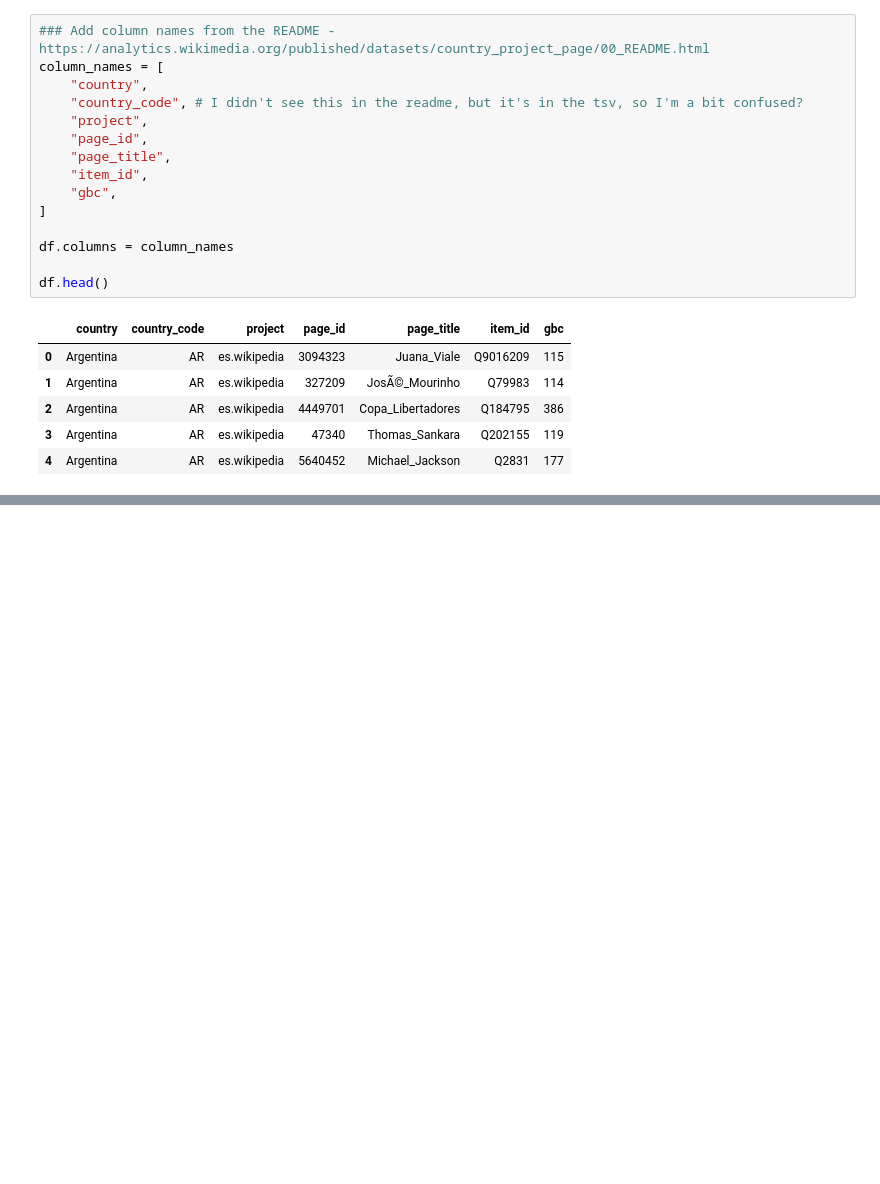
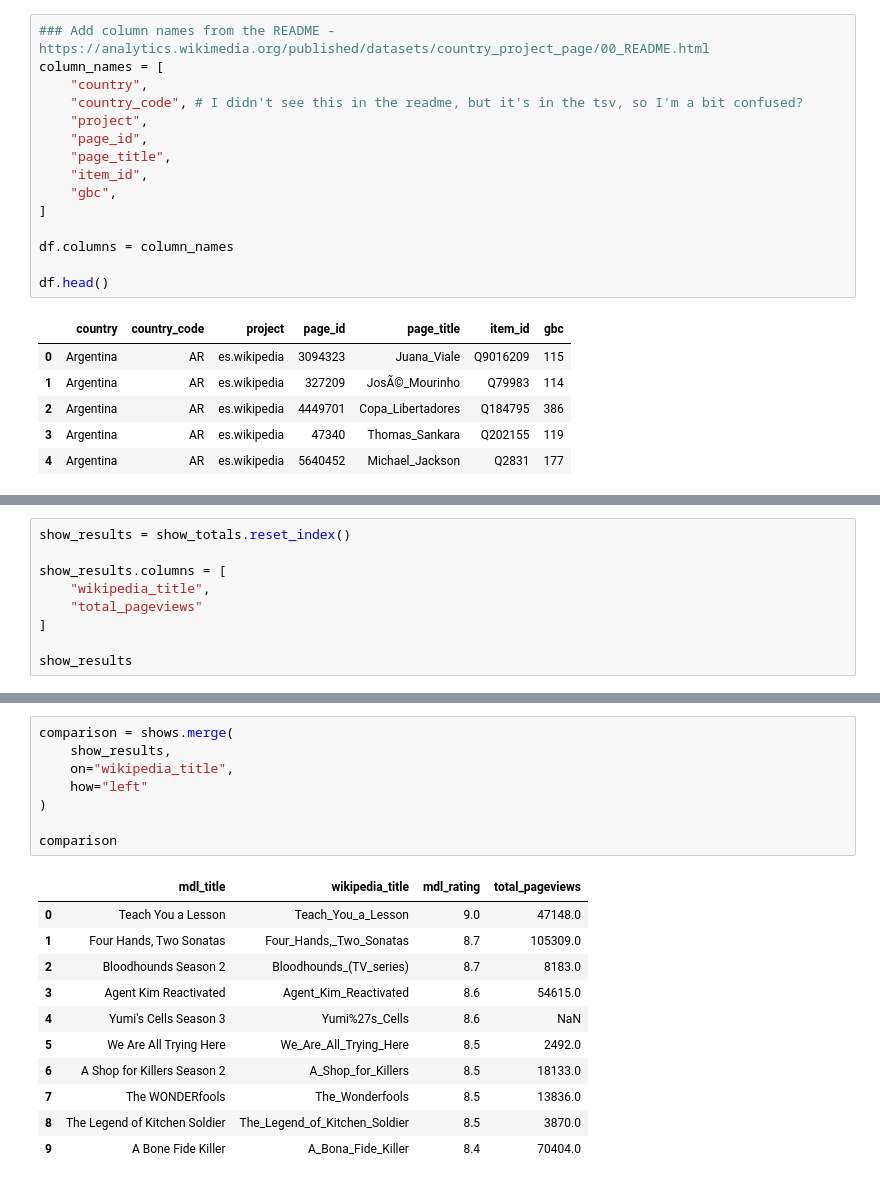
Before and after one commit to kailynlau/cs315-week5-tasks-lab, a Jupyter notebook: week5-wed-notebook.ipynb, the cells around one changed output, grey strips where cells are left out. Cells and saved outputs as stored; diff of their text form; blank space fills up the shorter version.

```diff
--- a/week5-wed-notebook.ipynb
+++ b/week5-wed-notebook.ipynb
@@ -366,0 +716,9 @@ df.head()
+# %%
+show_results = show_totals.reset_index()
+
+show_results.columns = [
+    "wikipedia_title",
+    "total_pageviews"
+]
+
+show_results
@@ -366,0 +736,20 @@ df.head()
+# %%
+comparison = shows.merge(
+    show_results,
+    on="wikipedia_title",
+    how="left"
+)
+
+comparison
+# %% [output]
+|  | mdl_title | wikipedia_title | mdl_rating | total_pageviews |
+| 0 | Teach You a Lesson | Teach_You_a_Lesson | 9.0 | 47148.0 |
+| 1 | Four Hands, Two Sonatas | Four_Hands,_Two_Sonatas | 8.7 | 105309.0 |
+| 2 | Bloodhounds Season 2 | Bloodhounds_(TV_series) | 8.7 | 8183.0 |
+| 3 | Agent Kim Reactivated | Agent_Kim_Reactivated | 8.6 | 54615.0 |
+| 4 | Yumi's Cells Season 3 | Yumi%27s_Cells | 8.6 | NaN |
+| 5 | We Are All Trying Here | We_Are_All_Trying_Here | 8.5 | 2492.0 |
+| 6 | A Shop for Killers Season 2 | A_Shop_for_Killers | 8.5 | 18133.0 |
+| 7 | The WONDERfools | The_Wonderfools | 8.5 | 13836.0 |
+| 8 | The Legend of Kitchen Soldier | The_Legend_of_Kitchen_Soldier | 8.5 | 3870.0 |
+| 9 | A Bone Fide Killer | A_Bona_Fide_Killer | 8.4 | 70404.0 |
```
Also changed, not shown: parts of 26 cells of this notebook, 1 other file.
